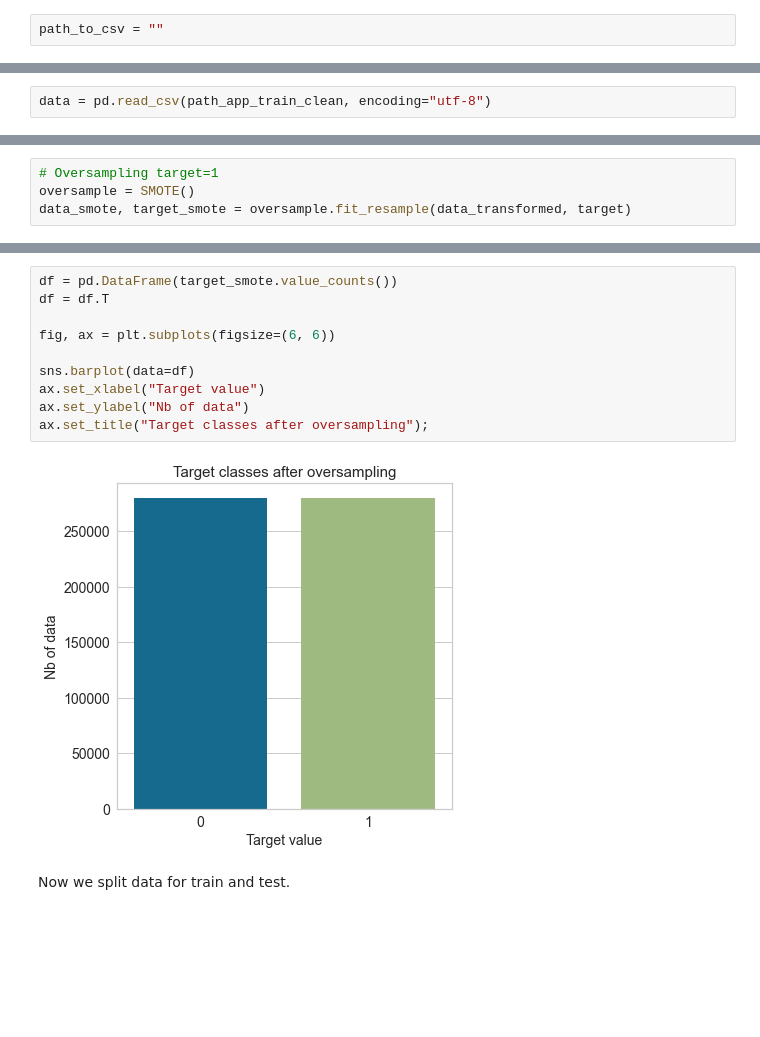
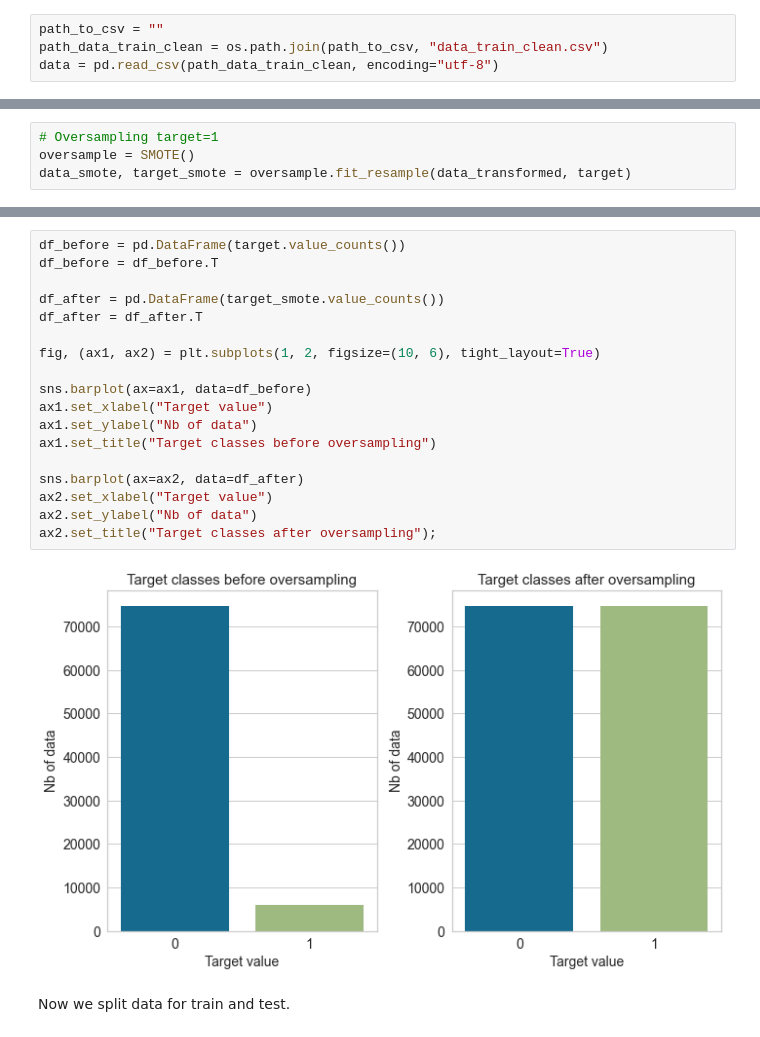
Before and after one commit to florabajolet/OCR7_scoring, a Jupyter notebook: P7_scoring_modeling.ipynb, the cells around one changed output, grey strips where cells are left out. Drawn from its saved outputs; the diff is of its cells as text; blank space fills up the shorter version.

Commit message:
2022 January 4 - NaN in aggregated data cleaned, modeling with new dataset.

```diff
--- a/P7_scoring_modeling.ipynb
+++ b/P7_scoring_modeling.ipynb
@@ -78,3 +78,5 @@ plt.rcParams.update({"figure.titlesize":16, "axes.titlesize":15, "axes.labelsize
 Add the path to the file containing the .csv of the project.
 # %%
 path_to_csv = ""
+path_data_train_clean = os.path.join(path_to_csv, "data_train_clean.csv")
+data = pd.read_csv(path_data_train_clean, encoding="utf-8")
@@ -83,2 +82,0 @@ path_app_train_clean = os.path.join(path_to_csv, "app_train_clean.csv")
-# %%
-data = pd.read_csv(path_app_train_clean, encoding="utf-8")
@@ -146,15 +141,23 @@ Balanced data nb lines: 559728
 # %%
-df = pd.DataFrame(target_smote.value_counts())
-df = df.T
+df_before = pd.DataFrame(target.value_counts())
+df_before = df_before.T
 
-fig, ax = plt.subplots(figsize=(6, 6))
+df_after = pd.DataFrame(target_smote.value_counts())
+df_after = df_after.T
 
-sns.barplot(data=df)
-ax.set_xlabel("Target value")
-ax.set_ylabel("Nb of data")
-ax.set_title("Target classes after oversampling");
+fig, (ax1, ax2) = plt.subplots(1, 2, figsize=(10, 6), tight_layout=True)
+
+sns.barplot(ax=ax1, data=df_before)
+ax1.set_xlabel("Target value")
+ax1.set_ylabel("Nb of data")
+ax1.set_title("Target classes before oversampling")
+
+sns.barplot(ax=ax2, data=df_after)
+ax2.set_xlabel("Target value")
+ax2.set_ylabel("Nb of data")
+ax2.set_title("Target classes after oversampling");
 # %% [output]
-[figure, old version]
+[figure, new version]
 # %% [markdown]
 Now we split data for train and test.
 # %%
```
Also changed, not shown: parts of 28 cells of this notebook.
